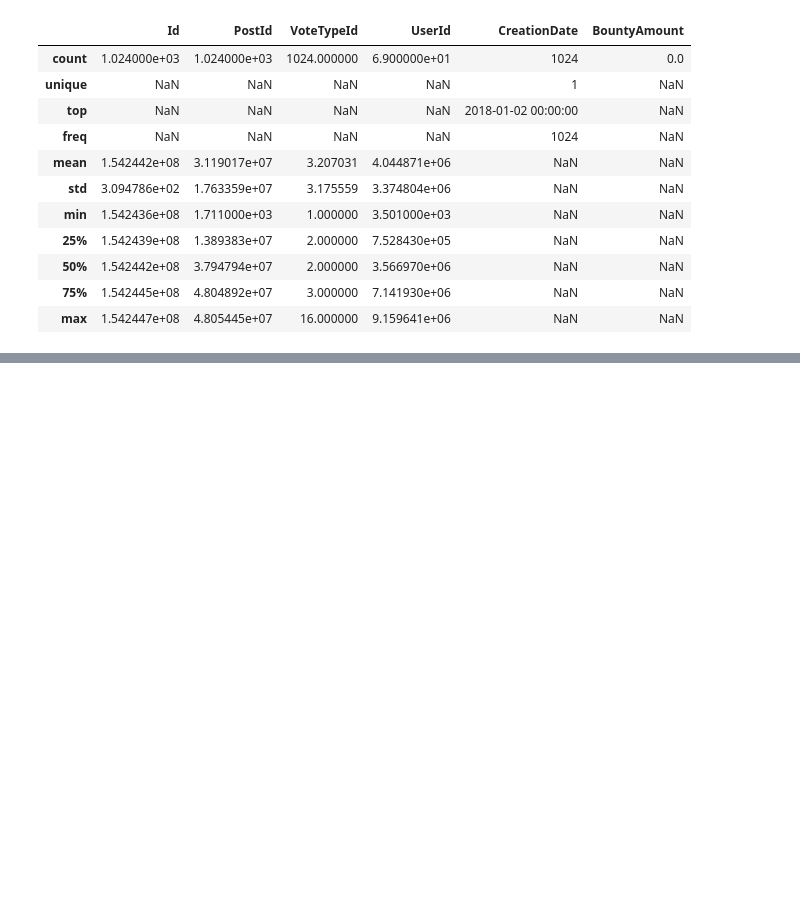
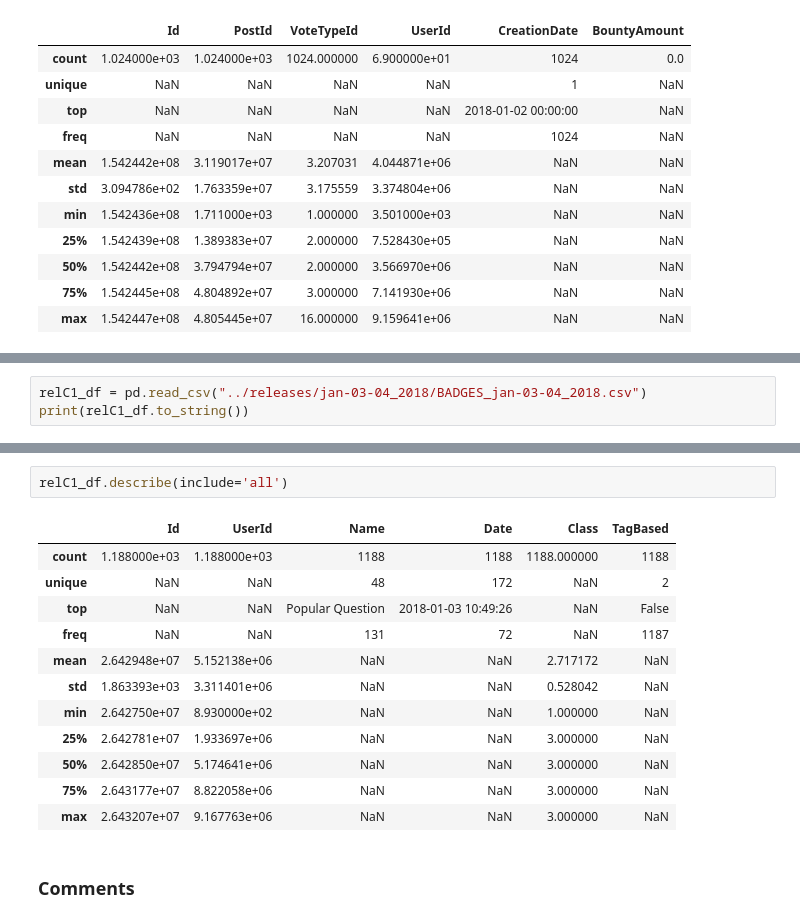
Before and after one commit to IrvingHdez/stack-sample, a Jupyter notebook: notebooks/curare-game-raw.ipynb, the cells around one changed output, grey strips where cells are left out. Saved outputs shown, nothing was run; the diff lists cells and outputs as text; blank space fills up the shorter version.

```diff
--- a/notebooks/curare-game-raw.ipynb
+++ b/notebooks/curare-game-raw.ipynb
@@ -394,0 +398,3 @@ relB5_df.describe(include='all')
+# %%
+relC1_df = pd.read_csv("../releases/jan-03-04_2018/BADGES_jan-03-04_2018.csv")
+print(relC1_df.to_string())
@@ -394,0 +419,17 @@ relB5_df.describe(include='all')
+# %%
+relC1_df.describe(include='all')
+# %% [output]
+|  | Id | UserId | Name | Date | Class | TagBased |
+| count | 1.188000e+03 | 1.188000e+03 | 1188 | 1188 | 1188.000000 | 1188 |
+| unique | NaN | NaN | 48 | 172 | NaN | 2 |
+| top | NaN | NaN | Popular Question | 2018-01-03 10:49:26 | NaN | False |
+| freq | NaN | NaN | 131 | 72 | NaN | 1187 |
+| mean | 2.642948e+07 | 5.152138e+06 | NaN | NaN | 2.717172 | NaN |
+| std | 1.863393e+03 | 3.311401e+06 | NaN | NaN | 0.528042 | NaN |
+| min | 2.642750e+07 | 8.930000e+02 | NaN | NaN | 1.000000 | NaN |
+| 25% | 2.642781e+07 | 1.933697e+06 | NaN | NaN | 3.000000 | NaN |
+| 50% | 2.642850e+07 | 5.174641e+06 | NaN | NaN | 3.000000 | NaN |
+| 75% | 2.643177e+07 | 8.822058e+06 | NaN | NaN | 3.000000 | NaN |
+| max | 2.643207e+07 | 9.167763e+06 | NaN | NaN | 3.000000 | NaN |
+# %% [markdown]
+### Comments
```
Also changed, not shown: parts of 13 cells of this notebook.
